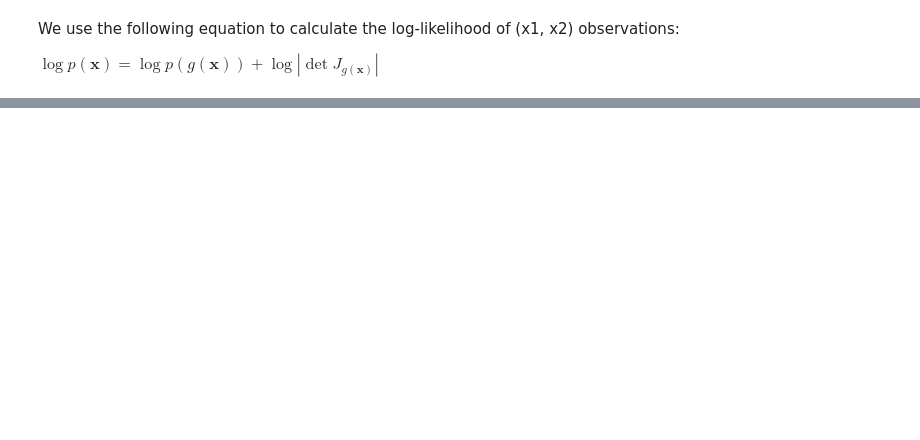
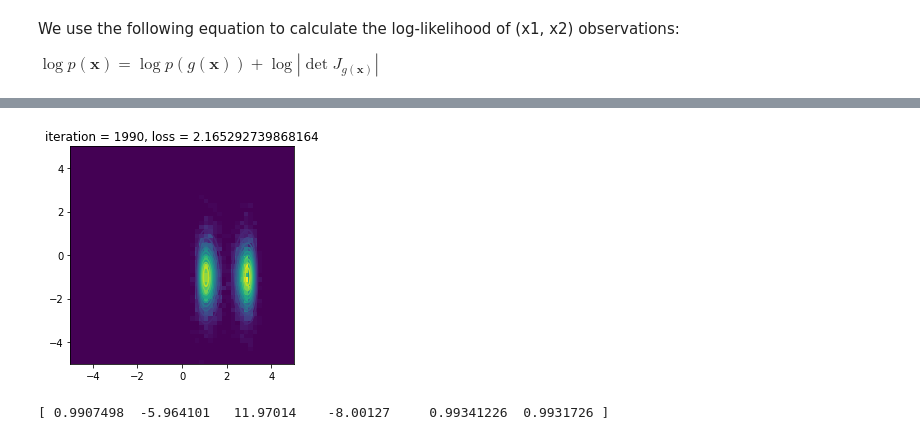
Before and after one commit to notrichardren/ENM5310-Homework, a Jupyter notebook: assignment1.ipynb, the cells around one changed output, grey strips where cells are left out. Cells and saved outputs as stored; diff of their text form; code cells hidden in the pictures; blank space fills up the shorter version.

```diff
--- a/assignment1.ipynb
+++ b/assignment1.ipynb
@@ -159,0 +365,11 @@ ValueError: ignored
+# %%
+# Define loss
+@jit
+def loss(params, batch):
+    return -np.mean(multivariate_normal.logpdf(g_fwd_vec(batch, params),
+                                               mean=np.zeros(2),
+                                               cov=np.eye(2)) +
+                    np.log(np.abs(det_vec(J_vec(batch, params)))))
+
+# Define gradient of loss
+grad_loss = grad(loss)
@@ -159,0 +380,43 @@ ValueError: ignored
+# %%
+# Initial guess for the unkown parameters
+params = np.array([1, -5.96, 11.9, -8.1, 1.1, 0.95])
+batch = x_pairs
+
+# Define a learning rate parameter
+lr = 0.002
+
+# Define the gradient descent step
+def step(params, batch):
+    grads = grad_loss(params, batch)
+    params = tree_map(lambda x, g: x - lr*g, params, grads)
+    return params
+
+for i in range(2000):
+    params = step(params, batch)
+
+    # Show progress
+    if i % 10 == 0:
+        clear_output(wait=True)
+        plt.figure(figsize=(4, 4))
+        plt.title("iteration = {}, loss = {}".format(i, loss(params, batch)))
+
+        plt.hist2d(batch[:, 0], batch[:, 1], bins=50, range=[(-5,5), (-5,5)], density=True)
+        plt.xlim(-5, 5)
+        plt.ylim(-5, 5)
+
+        x = np.arange(-5.0, 5.0, 0.05)
+        y = np.arange(-5.0, 5.0, 0.05)
+        X, Y = np.meshgrid(x, y)
+        shape = X.shape
+        grid = np.hstack([X.reshape(-1, 1), Y.reshape(-1, 1)])
+        Z = np.exp(multivariate_normal.logpdf(g_fwd_vec(grid, params),
+                                              mean=np.zeros(2),
+                                              cov=np.eye(2)) + np.log(np.abs(det_vec(J_vec(grid, params)))))
+        Z = Z.reshape(shape)
+        CS = plt.contour(X, Y, Z, levels=10, lw=2)
+
+        plt.show()
+        print(params)
+# %% [output]
+[figure, added]
+[ 0.9907498  -5.964101   11.97014    -8.00127     0.99341226  0.9931726 ]
```
Also changed, not shown: parts of 22 cells of this notebook.
